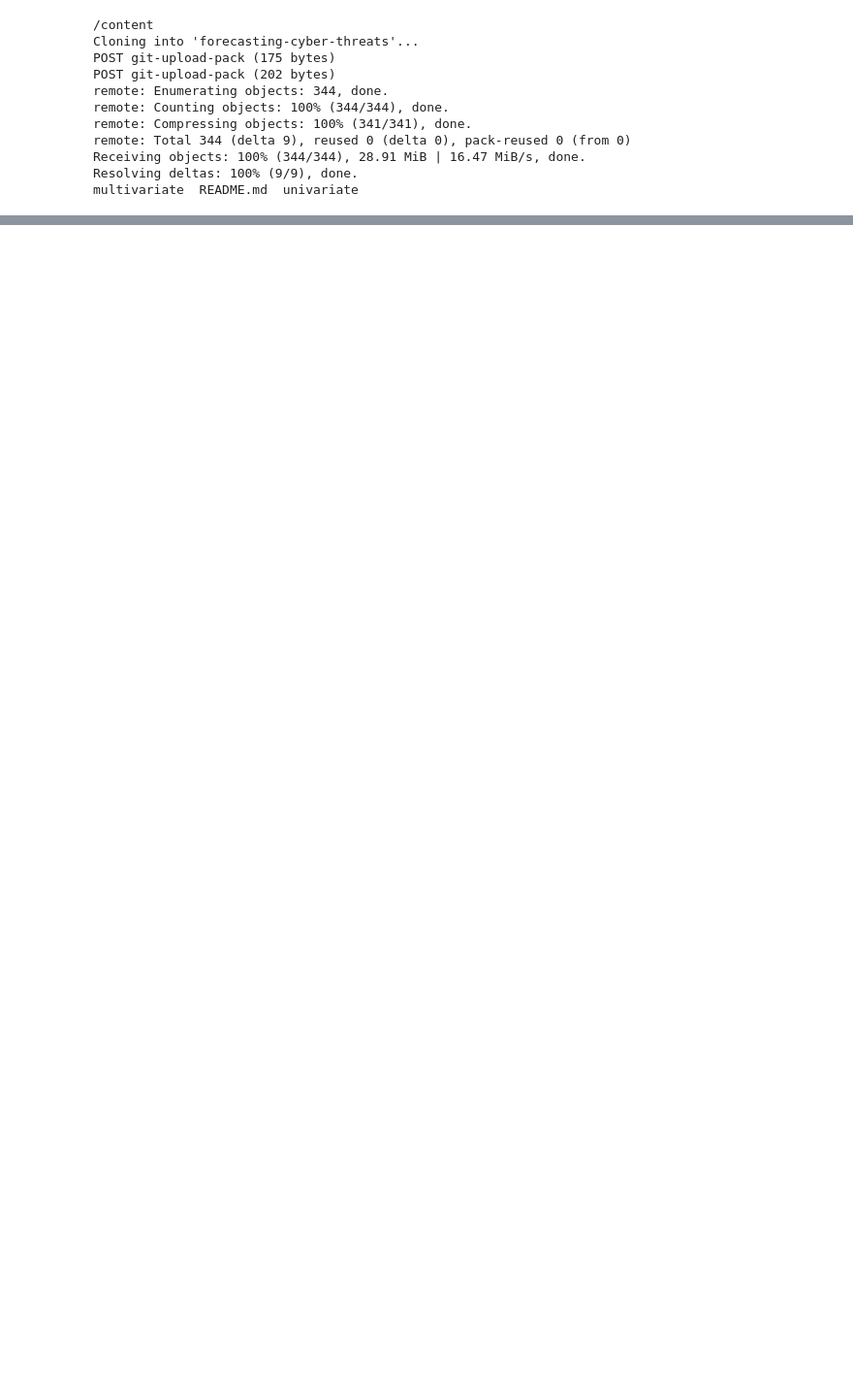
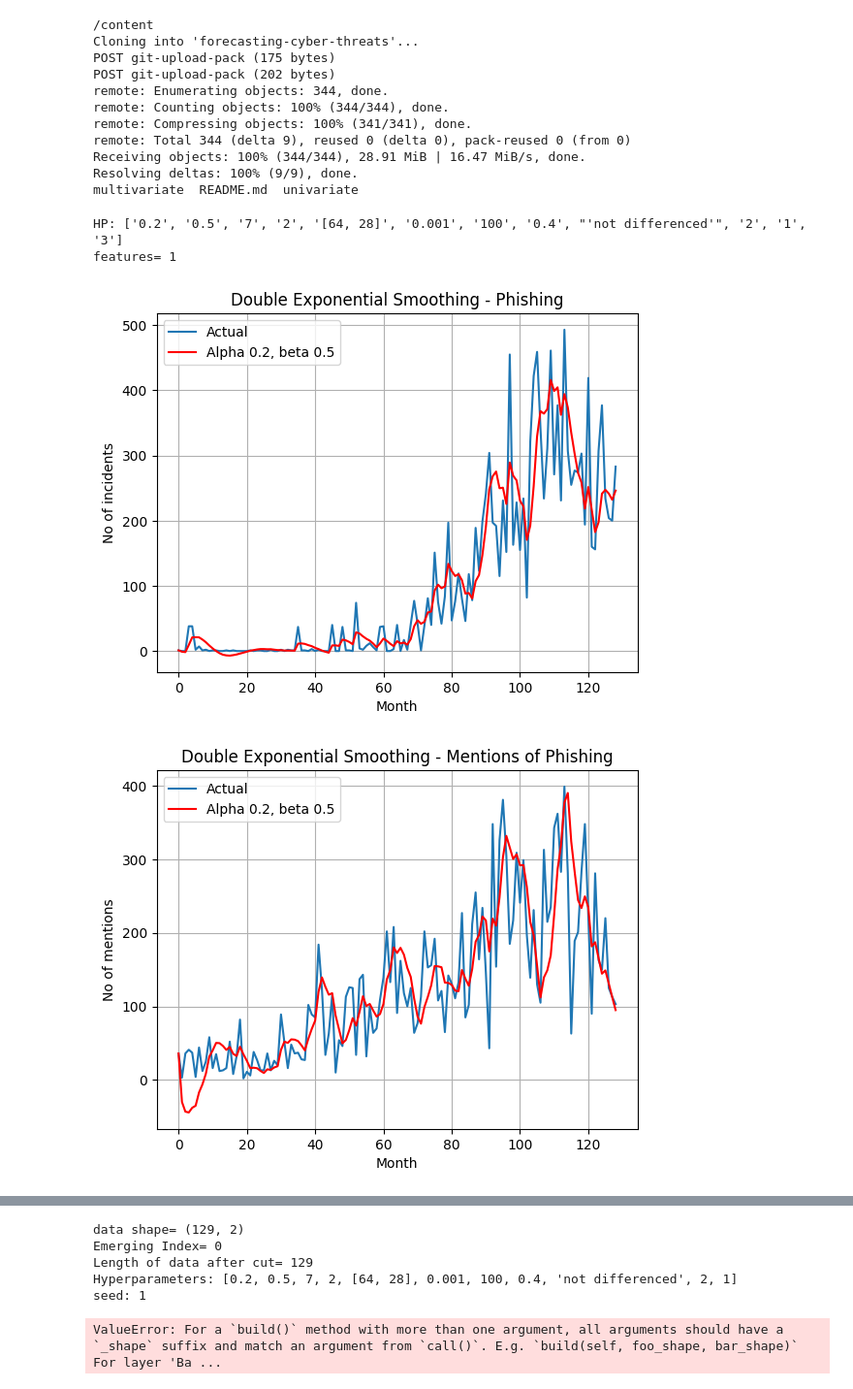
Before and after one commit to taasmaaawad-ops/forecasting-cyber-threats, a Jupyter notebook: multivariate/forecast_m.ipynb, the cells around one changed output, grey strips where cells are left out. Shown at 97% size. Saved outputs shown, nothing was run; the diff lists cells and outputs as text; code cells hidden in the pictures; blank space fills up the shorter version.

```diff
--- a/multivariate/forecast_m.ipynb
+++ b/multivariate/forecast_m.ipynb
@@ -350,7 +350,7 @@ def forecast(data, e_data, smoothed, model, min_list,seed, attack_label):
 
 
 #read input data
-data = read_csv('input_data/T-HMGDN-F-0711-0322.csv', header=0)
+data = read_csv('/content/forecasting-cyber-threats/multivariate/input_data/T-HMGDN-F-0711-0322.csv', header=0)
 attacks=data.columns.values.tolist()
 raw_values = data.values
 avg_data=0
@@ -389,7 +389,7 @@ for attack in attacks:
 
 
   # get the optimal model hyperparameters from file
-  files_dir = 'output_hyperparameters/'
+  files_dir = '/content/forecasting-cyber-threats/multivariate/output_hyperparameters/'
   with open(f"{files_dir}/"+attack_title.replace('/','_')+'.txt') as f:
       lines = f.readlines()
       f.close()
@@ -586,30 +586,35 @@ for attack in attacks:
 
   #cut first part of the data if it is zeros (look for emerging index of the attack)
   e_index=0 #emerging index
   for i in range(len(scaled_data[:,0])-2):
     if scaled_data[i,0]>0 and scaled_data[i+1,0]>0 and scaled_data[i+2,0]>0:
         e_index=i
         break
   print('Emerging Index=',e_index)
   scaled_e_data=scaled_data[e_index:]
   print('Length of data after cut=',len(scaled_e_data))
 
   #Get model hyperparameters:
   lag=int(HP[2])#lookback period
   lr=float(HP[5])#learning rate
   epoch=int(HP[6])# epochs
   unit=list(map(int, HP[4].replace('[','').replace(']','').split(', '))) #units
   layer=len(unit) #layers
   rdo=float(HP[7]) #recurrent dropout
   diff_label='not differenced' #no differencing
 
   #build the set of hyperparameters based on the optimised model
   hp_set=[alpha, beta,lag,layer, unit, lr, epoch,rdo,diff_label,n_features, feature]
   print('Hyperparameters:',hp_set)
 
   #forecast the attack's future trend using 3 seeds 1-3
   for a in range(1,4):
    print('seed:',a)
    seed(a)
    tf.random.set_seed(a)
    forecast(scaled_data,scaled_e_data,smoothed_all, model,hp_set,a, attack_title)
+# %% [output]
+HP: ['0.2', '0.5', '7', '2', '[64, 28]', '0.001', '100', '0.4', "'not differenced'", '2', '1', '3']
+features= 1
+[figure, added]
+[figure, added]
@@ -615,0 +622,6 @@ for attack in attacks:
+data shape= (129, 2)
+Emerging Index= 0
+Length of data after cut= 129
+Hyperparameters: [0.2, 0.5, 7, 2, [64, 28], 0.001, 100, 0.4, 'not differenced', 2, 1]
+seed: 1
+ValueError: For a `build()` method with more than one argument, all arguments should have a `_shape` suffix and match an argument from `call()`. E.g. `build(self, foo_shape, bar_shape)`  For layer 'Ba ...
```
Also changed, not shown: parts of 1 cell of this notebook.
